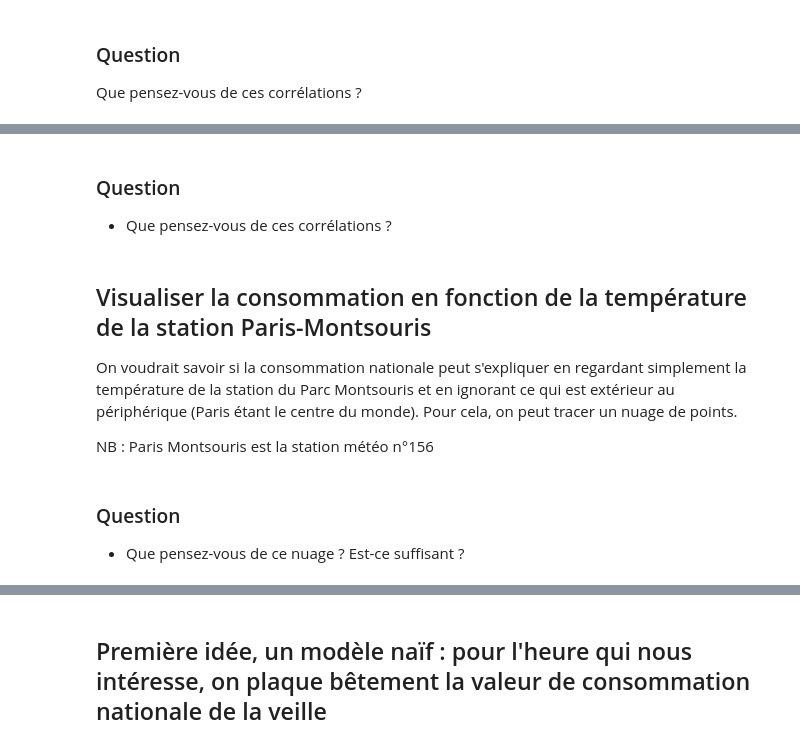
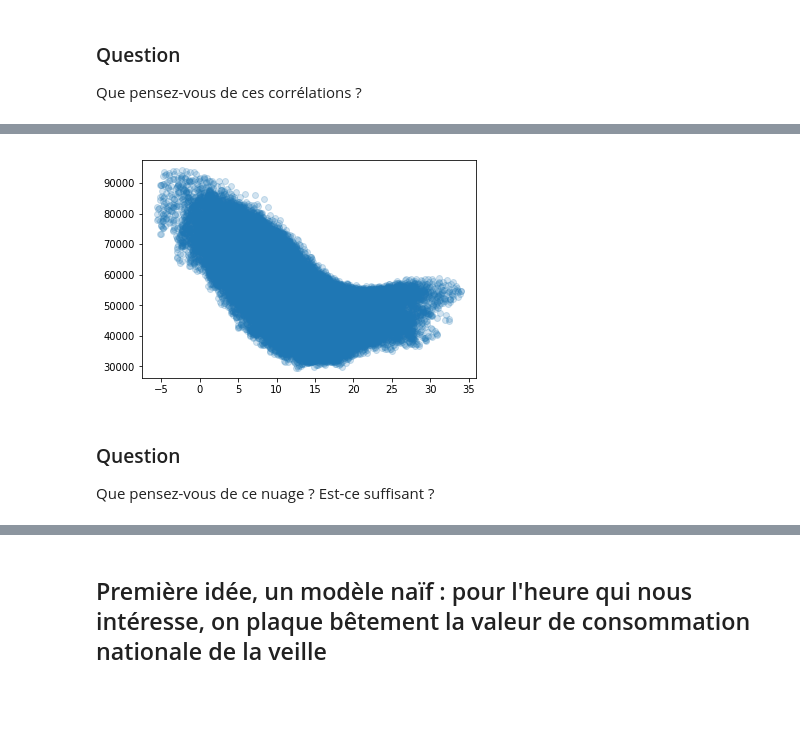
Before and after one commit to marota/TP_Formation_Conso_MachineLearning, a Jupyter notebook: TP1_Machine_learning.ipynb, the cells around one changed output, grey strips where cells are left out. Cells and saved outputs as stored; diff of their text form; code cells hidden in the pictures; blank space fills up the shorter version.

```diff
--- a/TP1_Machine_learning.ipynb
+++ b/TP1_Machine_learning.ipynb
@@ -132,6 +154,7 @@ zipfile_xinput.setpassword(bytes(password,'utf-8'))
 Xinput = pd.read_csv(zipfile_xinput.open('Xinput.csv'),sep=",",engine='c',header=0)
 
 Xinput['ds'] = pd.to_datetime(Xinput['ds'])
+Xinput = Xinput[[s for s in Xinput.columns.get_values() if 'X' not in s]]
 # %%
 print(Xinput.head(35))
 print(Xinput.shape)
@@ -313,8 +357,0 @@ Xinput.columns
-# %%
-#matrix_correlation = meteo_obs_df.corr() #calcul d'une corrélation globale
-cols = list(Xinput.columns[Xinput.columns.str.endswith("Th_prev")])
-#calcul de la corrélation en fonction de la saison
-
-Xinput['saison'] = ((Xinput['ds'].dt.month == 1) | (Xinput['ds'].dt.month == 2) | (Xinput['ds'].dt.month == 12)).astype(int) * 1 + ((Xinput['ds'].dt.month ==3 ) | (Xinput['ds'].dt.month == 4) | (Xinput['ds'].dt.month == 5)).astype(int) * 2 + ((Xinput['ds'].dt.month == 6 )| (Xinput['ds'].dt.month == 7) | (Xinput['ds'].dt.month == 8)).astype(int) * 3 + ((Xinput['ds'].dt.month == 9) | (Xinput['ds'].dt.month == 10) | (Xinput['ds'].dt.month == 11)).astype(int) * 4  # conversion bool => int
-matrix_correlation = Xinput[['saison'] + cols].groupby(['saison']).corr()
-matrix_correlation
@@ -330,8 +361,8 @@ plt.show()
+# %%
+plt.scatter(Xinput['FranceTh_prev'], Yconso['y'], alpha=0.2)
+plt.show()
+# %% [output]
+[figure, added]
 # %% [markdown]
 ### Question
-- Que pensez-vous de ces corrélations ?
+Que pensez-vous de ce nuage ? Est-ce suffisant ?
-# %% [markdown]
-## Visualiser la consommation en fonction de la température de la station Paris-Montsouris
-On voudrait savoir si la consommation nationale peut s'expliquer en regardant simplement la température de la station du Parc Montsouris et en ignorant ce qui est extérieur au périphérique (Paris étant le centre du monde). Pour cela, on peut tracer un nuage de points.
-
-NB : Paris Montsouris est la station météo n°156
@@ -341,4 +369 @@ plt.show()
-# %% [markdown]
-### Question
-- Que pensez-vous de ce nuage ? Est-ce suffisant ?
 # %% [markdown]
```
Also changed, not shown: parts of 89 cells of this notebook, 3 other files.
